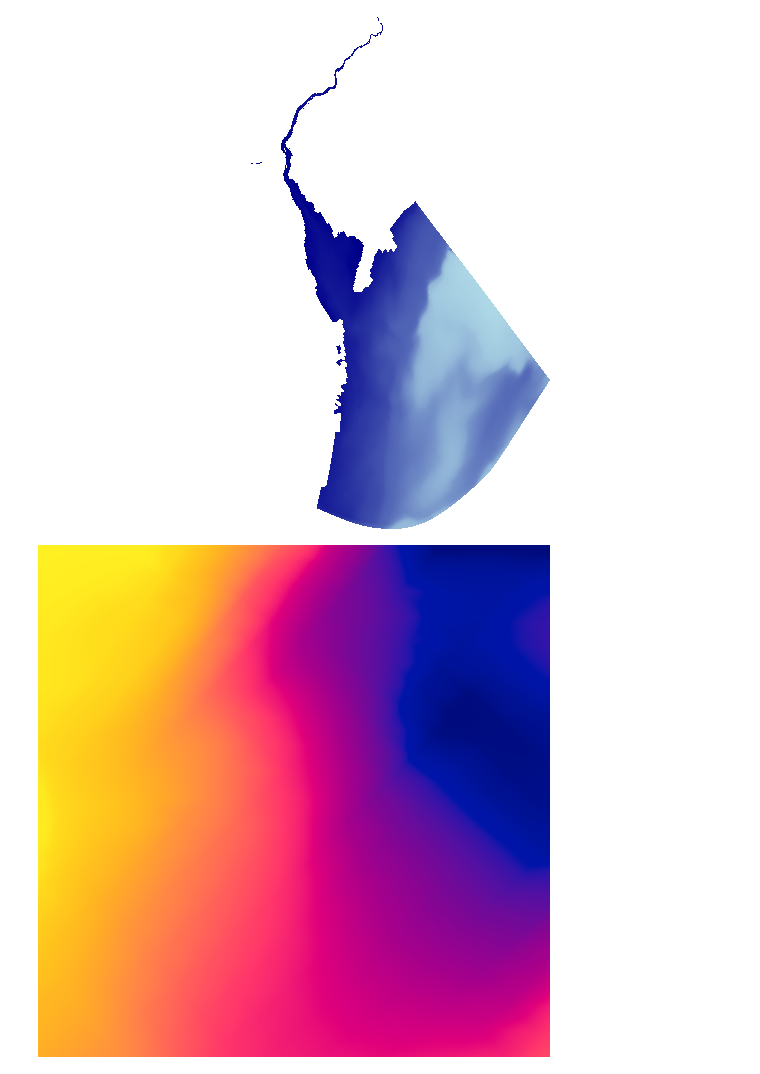
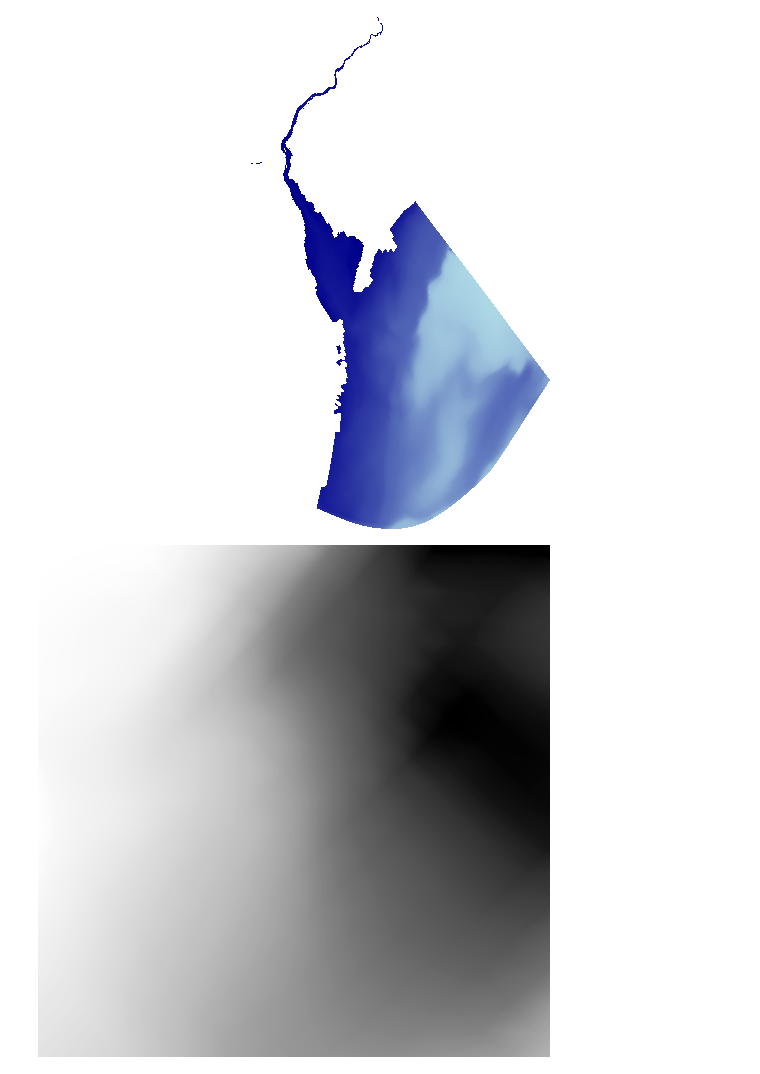
Before and after one commit to mpiannucci/ocean-notebooks, a Jupyter notebook: dbofs_datashader.ipynb, the cells around one changed output. Cells and saved outputs as stored; diff of their text form; code cells hidden in the pictures.

```diff
--- a/dbofs_datashader.ipynb
+++ b/dbofs_datashader.ipynb
@@ -63,12 +63,13 @@ tf.shade(agg)
 [figure]
 # %%
 from colorcet import bmy as c
+import matplotlib.cm as cm
 
 
 # http://localhost:8090/datasets/dbofs/wms/?service=WMS&version=1.3.0&request=GetMap&layers=salt&crs=EPSG:3857&bbox=-8296780.798186172,4657155.259359218,-8257645.039704161,4696291.017841227&width=512&height=512&styles=raster/default&colorscalerange=0.005000028293579817,35.58600616455078&time=2023-06-28T12:00:00Z
 cvs = dsh.Canvas(plot_height=512, plot_width=512, x_range=(-8296780.798186172, -8257645.039704161), y_range=(4657155.259359218, 4696291.017841227))
 
-img = tf.shade(cvs.trimesh(verts, tris, mesh=mesh, interp=True),  cmap=c)
+img = tf.shade(cvs.trimesh(verts, tris, mesh=mesh, interp=True), cmap=cm.get_cmap('Greys_r'))
 dshu.export_image(img, 'dbofs.png')
 # %% [output]
-[figure, old version]
+[figure, new version]
```
